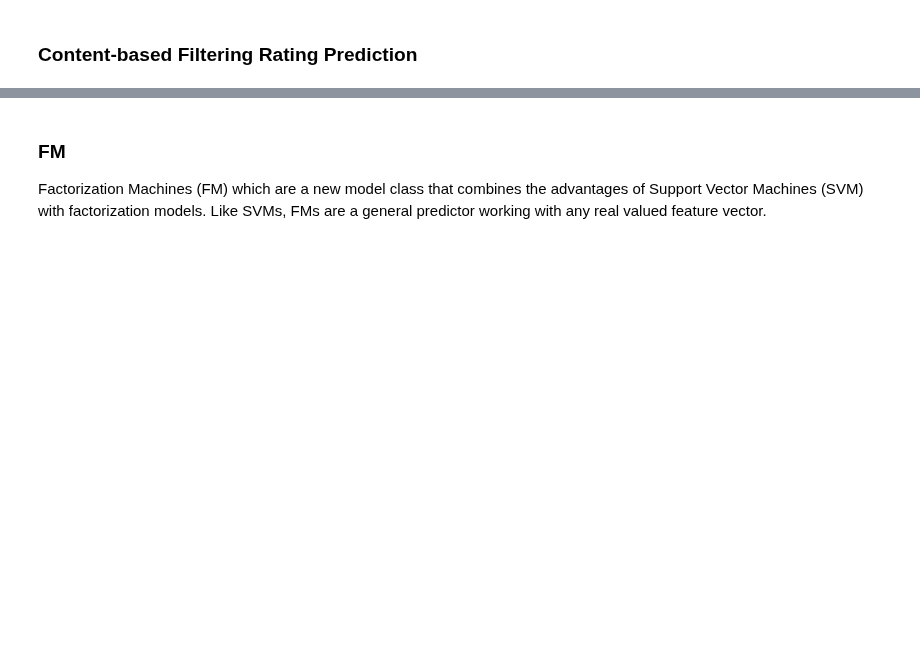
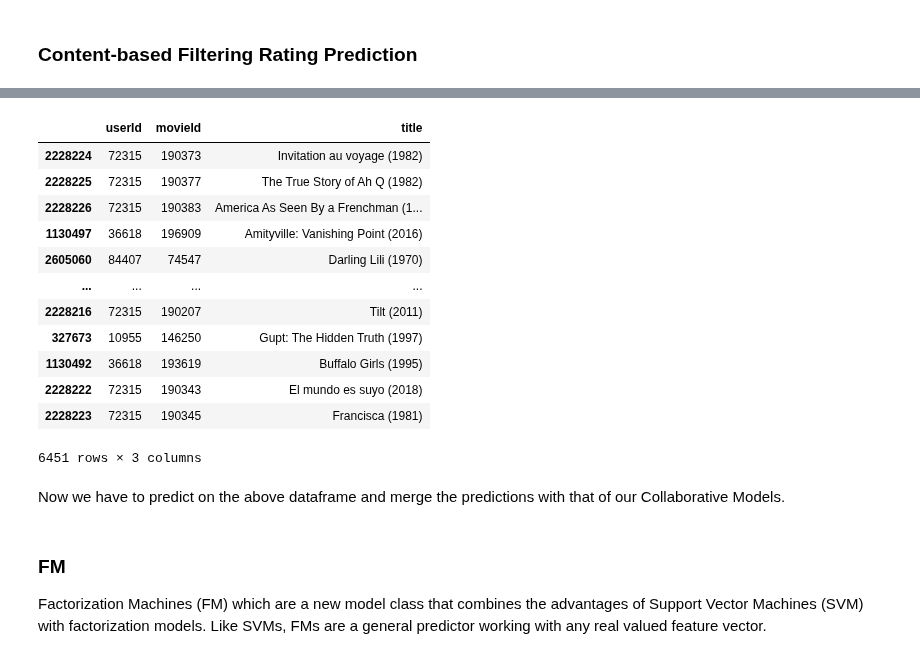
Before and after one commit to daniel-bru/ZM5-Recommender_System-2022, a Jupyter notebook: zm5-recommender-system-main.ipynb, the cells around one changed output, grey strips where cells are left out. Saved outputs shown, nothing was run; the diff lists cells and outputs as text; code cells hidden in the pictures; blank space fills up the shorter version.

```diff
--- a/zm5-recommender-system-main.ipynb
+++ b/zm5-recommender-system-main.ipynb
@@ -1352,3 +1578,23 @@ movie_features
+# %%
+test = df_test.merge(df_movies[['movieId', 'title']], on = 'movieId', how='left')
+test_for_content_based = test.iloc[unknowns].copy()
+test_for_content_based
+# %% [output]
+|  | userId | movieId | title |
+| 2228224 | 72315 | 190373 | Invitation au voyage (1982) |
+| 2228225 | 72315 | 190377 | The True Story of Ah Q (1982) |
+| 2228226 | 72315 | 190383 | America As Seen By a Frenchman (1... |
+| 1130497 | 36618 | 196909 | Amityville: Vanishing Point (2016) |
+| 2605060 | 84407 | 74547 | Darling Lili (1970) |
+| ... | ... | ... | ... |
+| 2228216 | 72315 | 190207 | Tilt (2011) |
+| 327673 | 10955 | 146250 | Gupt: The Hidden Truth (1997) |
+| 1130492 | 36618 | 193619 | Buffalo Girls (1995) |
+| 2228222 | 72315 | 190343 | El mundo es suyo (2018) |
+| 2228223 | 72315 | 190345 | Francisca (1981) |
+6451 rows × 3 columns
+# %% [markdown]
+Now we have to predict on the above dataframe and merge the predictions with that of our Collaborative Models.
 # %%
 %%time
 
```
Also changed, not shown: parts of 37 cells of this notebook.
